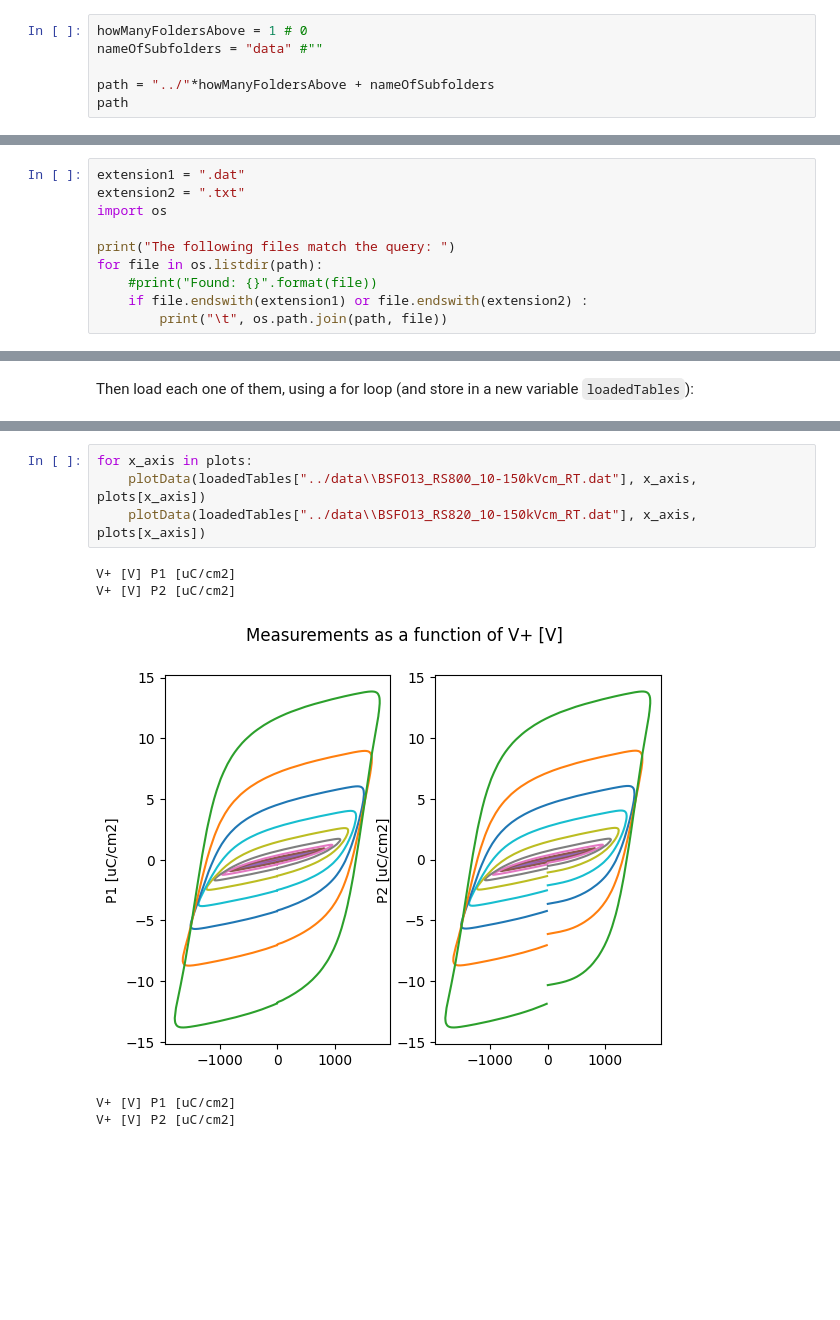
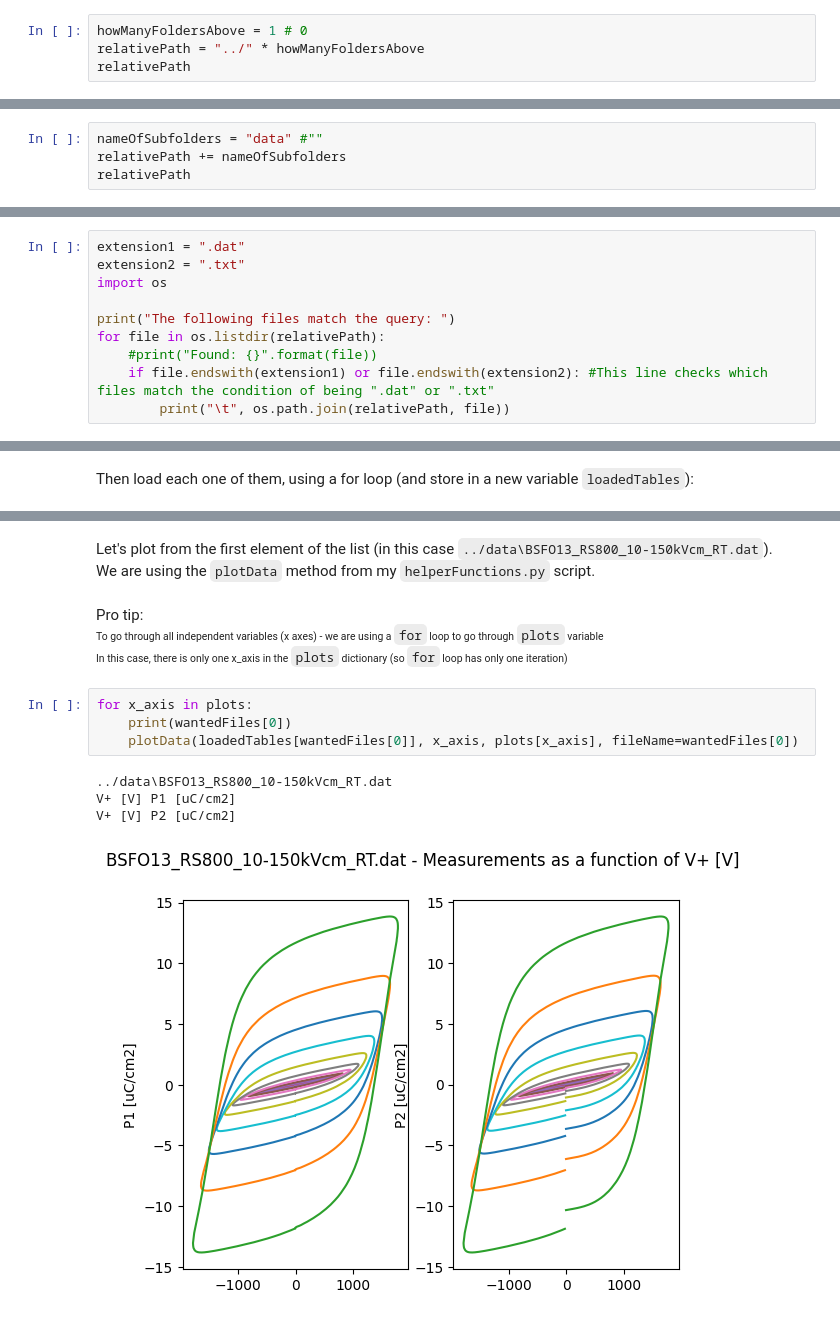
Before and after one commit to lcubrilo/Brillo, a Jupyter notebook: betaVer/OpenHere.ipynb, the cells around one changed output, grey strips where cells are left out. Drawn from its saved outputs; the diff is of its cells as text; blank space fills up the shorter version.

Commit message:
Clarifications, markdown, plot titles

```diff
--- a/betaVer/OpenHere.ipynb
+++ b/betaVer/OpenHere.ipynb
@@ -31,7 +44,5 @@ Dirs:
 # %%
 howManyFoldersAbove = 1 # 0
-nameOfSubfolders = "data" #""
-
-path = "../"*howManyFoldersAbove + nameOfSubfolders
-path
+relativePath = "../" * howManyFoldersAbove
+relativePath
 # %% [output]
@@ -40,0 +53,4 @@ path
+# %%
+nameOfSubfolders = "data" #""
+relativePath += nameOfSubfolders
+relativePath
@@ -44,10 +65,10 @@ extension2 = ".txt"
 import os
 
 print("The following files match the query: ")
-for file in os.listdir(path):
+for file in os.listdir(relativePath):
     #print("Found: {}".format(file))
-    if file.endswith(extension1) or file.endswith(extension2) :
-        print("\t", os.path.join(path, file))
+    if file.endswith(extension1) or file.endswith(extension2): #This line checks which files match the condition of being ".dat" or ".txt"
+        print("\t", os.path.join(relativePath, file))
 # %% [output]
 The following files match the query:
          ../data\BSFO13_RS800_10-150kVcm_RT.dat
@@ -188,10 +219,17 @@ It will plot from two files, `BSFO13_RS800_10-150kVcm_RT.dat` and `../data\\BSFO
+# %% [markdown]
+Let's plot from the first element of the list (in this case `../data\BSFO13_RS800_10-150kVcm_RT.dat`).
+We are using the `plotData` method from my `helperFunctions.py` script.
+# %% [markdown]
+Pro tip:
+<sup><sub>
+To go through all independent variables (x axes) - we are using a `for` loop to go through `plots` variable
+In this case, there is only one x_axis in the `plots` dictionary (so `for` loop has only one iteration)</sub></sup>
 # %%
 for x_axis in plots:
-    plotData(loadedTables["../data\\BSFO13_RS800_10-150kVcm_RT.dat"], x_axis, plots[x_axis])
-    plotData(loadedTables["../data\\BSFO13_RS820_10-150kVcm_RT.dat"], x_axis, plots[x_axis])
+    print(wantedFiles[0])
+    plotData(loadedTables[wantedFiles[0]], x_axis, plots[x_axis], fileName=wantedFiles[0])
 # %% [output]
+../data\BSFO13_RS800_10-150kVcm_RT.dat
 V+ [V] P1 [uC/cm2]
 V+ [V] P2 [uC/cm2]
-[figure, old version]
+[figure, new version]
-V+ [V] P1 [uC/cm2]
-V+ [V] P2 [uC/cm2]
```
Also changed, not shown: parts of 24 cells of this notebook, 1 other file.
